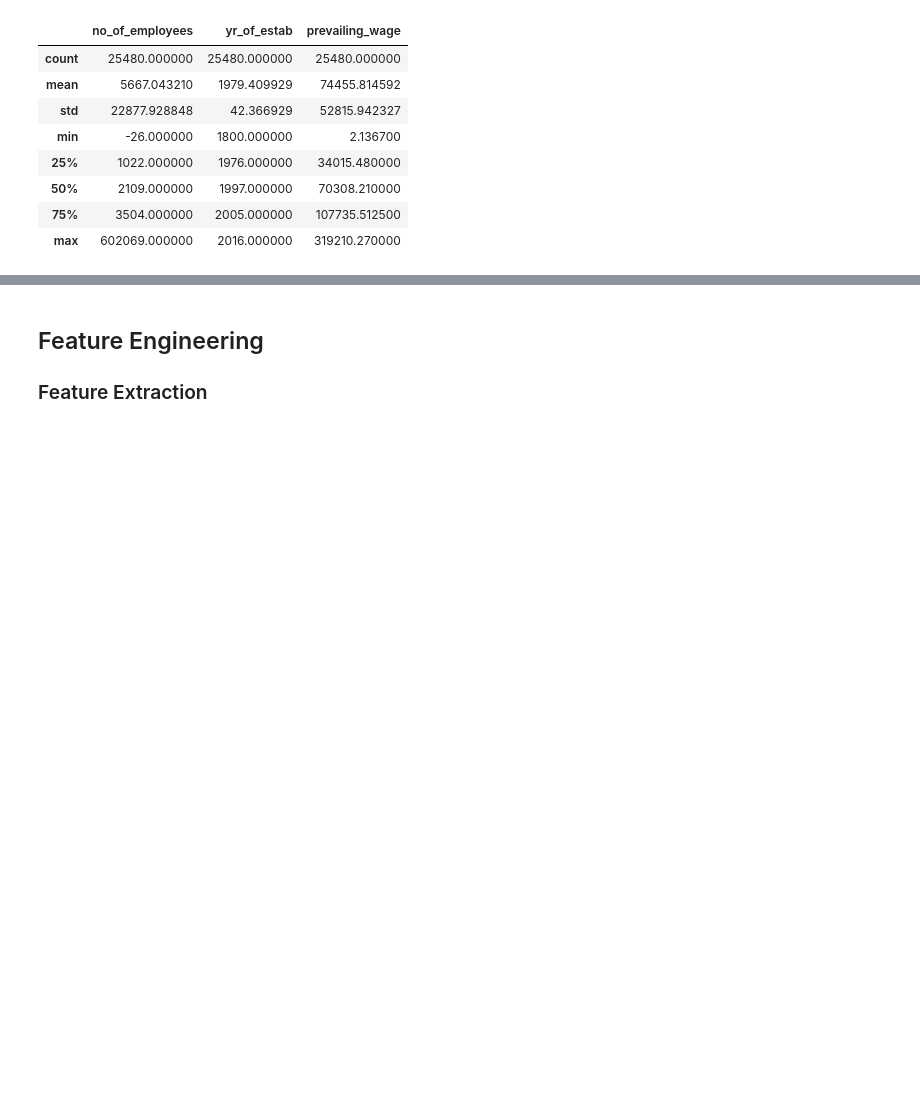
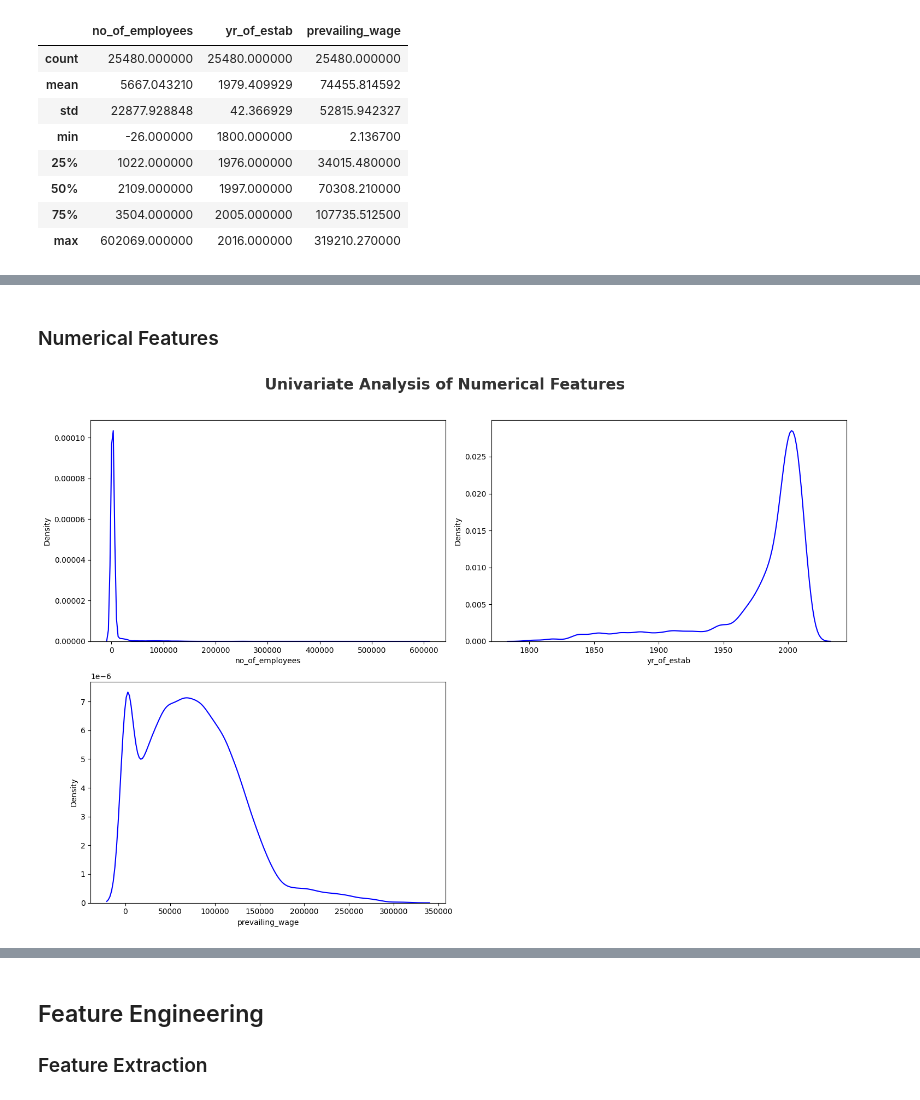
Before and after one commit to MRameezU/MLOPs_Classification_Problem, a Jupyter notebook: notebook/01_Exploratory_Data_Analysis_US_Visa.ipynb, the cells around one changed output, grey strips where cells are left out. Drawn from its saved outputs; the diff is of its cells as text; code cells hidden in the pictures; blank space fills up the shorter version.

```diff
--- a/notebook/01_Exploratory_Data_Analysis_US_Visa.ipynb
+++ b/notebook/01_Exploratory_Data_Analysis_US_Visa.ipynb
@@ -74,3 +34,0 @@ removing `case_id` as it doesnt contain any meaningfull info and it is also not
-# %%
-df.drop('case_id',inplace=True,axis=1)
-df.columns
@@ -82,0 +59,8 @@ Index(['continent', 'education_of_employee', 'has_job_experience',
+# %%
+# Define numerical and categorical columns
+numeric_features = df.select_dtypes(exclude='O').columns.tolist()
+categorical_features = df.select_dtypes(include='O').columns.tolist()
+
+# Print numerical and categorical columns
+print(f"We have {len(numeric_features)} numerical features: {numeric_features}")
+print(f"\nWe have {len(categorical_features)} categorical features: {categorical_features}")
@@ -82,0 +110,23 @@ Index(['continent', 'education_of_employee', 'has_job_experience',
+# %% [markdown]
+### Numerical Features
+# %%
+# Import necessary libraries
+import matplotlib.pyplot as plt
+import seaborn as sns
+
+# Set the figure size and overall title for the plots
+plt.figure(figsize=(15, 10))  # Create a figure window with a custom size
+plt.suptitle('Univariate Analysis of Numerical Features', fontsize=20, fontweight='bold', alpha=0.8, y=1.02)  # Set the title with styling
+
+# Loop through each numerical feature to plot its distribution
+for i in range(0, len(numeric_features)):
+    plt.subplot(2, 2, i + 1)  # Create a 2x2 grid of subplots, placing each plot in the next available space
+    sns.kdeplot(x=df[numeric_features[i]], color='blue')  # Plot the Kernel Density Estimate (KDE) of the current feature
+    plt.xlabel(numeric_features[i])  # Set the x-axis label to the feature name
+
+    plt.tight_layout()  # Adjust subplot spacing to ensure there's no overlap
+
+# Show the plot
+plt.show()
+# %% [output]
+[figure, added]
```
Also changed, not shown: parts of 56 cells of this notebook.
